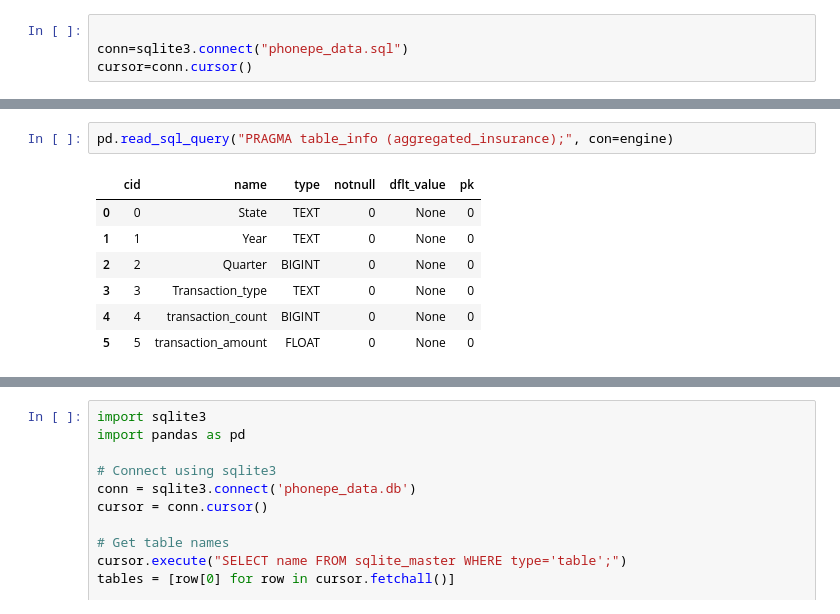
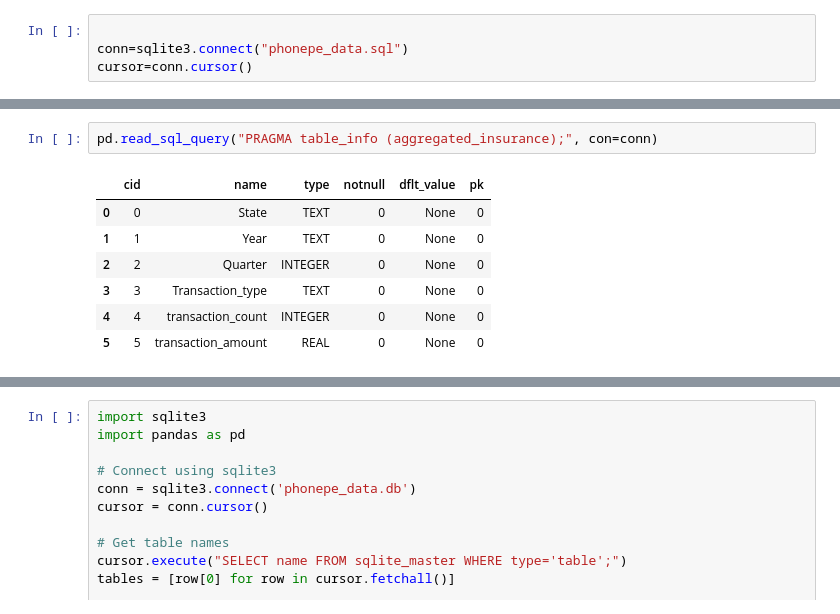
Before and after one commit to Maheshwaribaranikumar/PhonePe-Insights, a Jupyter notebook: PHONEPE (1).ipynb, the cells around one changed output, grey strips where cells are left out. Cells and saved outputs as stored; diff of their text form.

```diff
--- a/PHONEPE (1).ipynb
+++ b/PHONEPE (1).ipynb
@@ -747,15 +730,15 @@ pd.read_sql_query(query,engine)
 | 5 | 2023 | 9.449181e+13 |
 | 6 | 2024 | 1.296246e+14 |
 # %%
-pd.read_sql_query("PRAGMA table_info (aggregated_insurance);", con=engine)
+pd.read_sql_query("PRAGMA table_info (aggregated_insurance);", con=conn)
 # %% [output]
 |  | cid | name | type | notnull | dflt_value | pk |
 | 0 | 0 | State | TEXT | 0 | None | 0 |
 | 1 | 1 | Year | TEXT | 0 | None | 0 |
-| 2 | 2 | Quarter | BIGINT | 0 | None | 0 |
+| 2 | 2 | Quarter | INTEGER | 0 | None | 0 |
 | 3 | 3 | Transaction_type | TEXT | 0 | None | 0 |
-| 4 | 4 | transaction_count | BIGINT | 0 | None | 0 |
-| 5 | 5 | transaction_amount | FLOAT | 0 | None | 0 |
+| 4 | 4 | transaction_count | INTEGER | 0 | None | 0 |
+| 5 | 5 | transaction_amount | REAL | 0 | None | 0 |
 # %%
 #Aggregated_insurance: Stores aggregated insurance-related data.
 #Total Transaction  Count and Amount by Year
```
Also changed, not shown: parts of 82 cells of this notebook.
